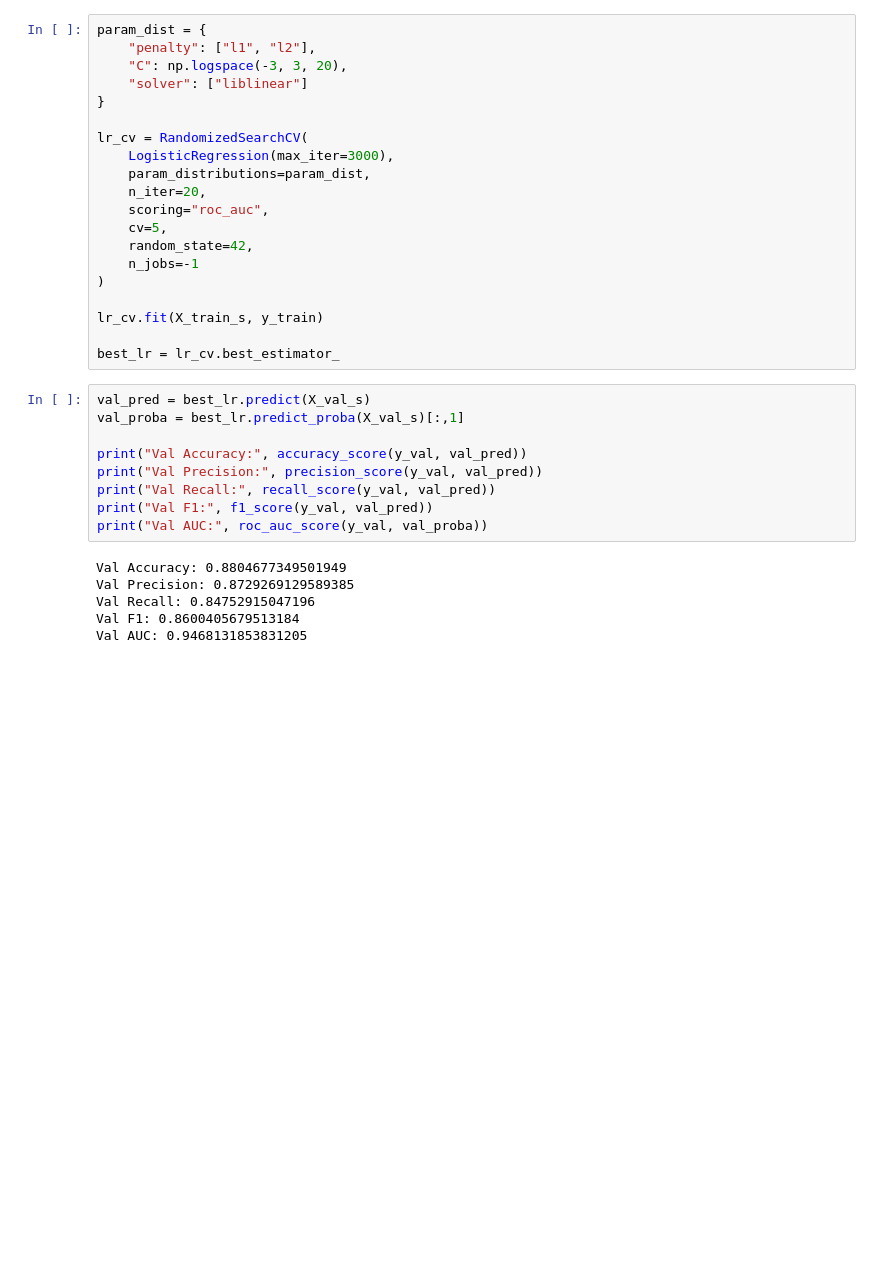
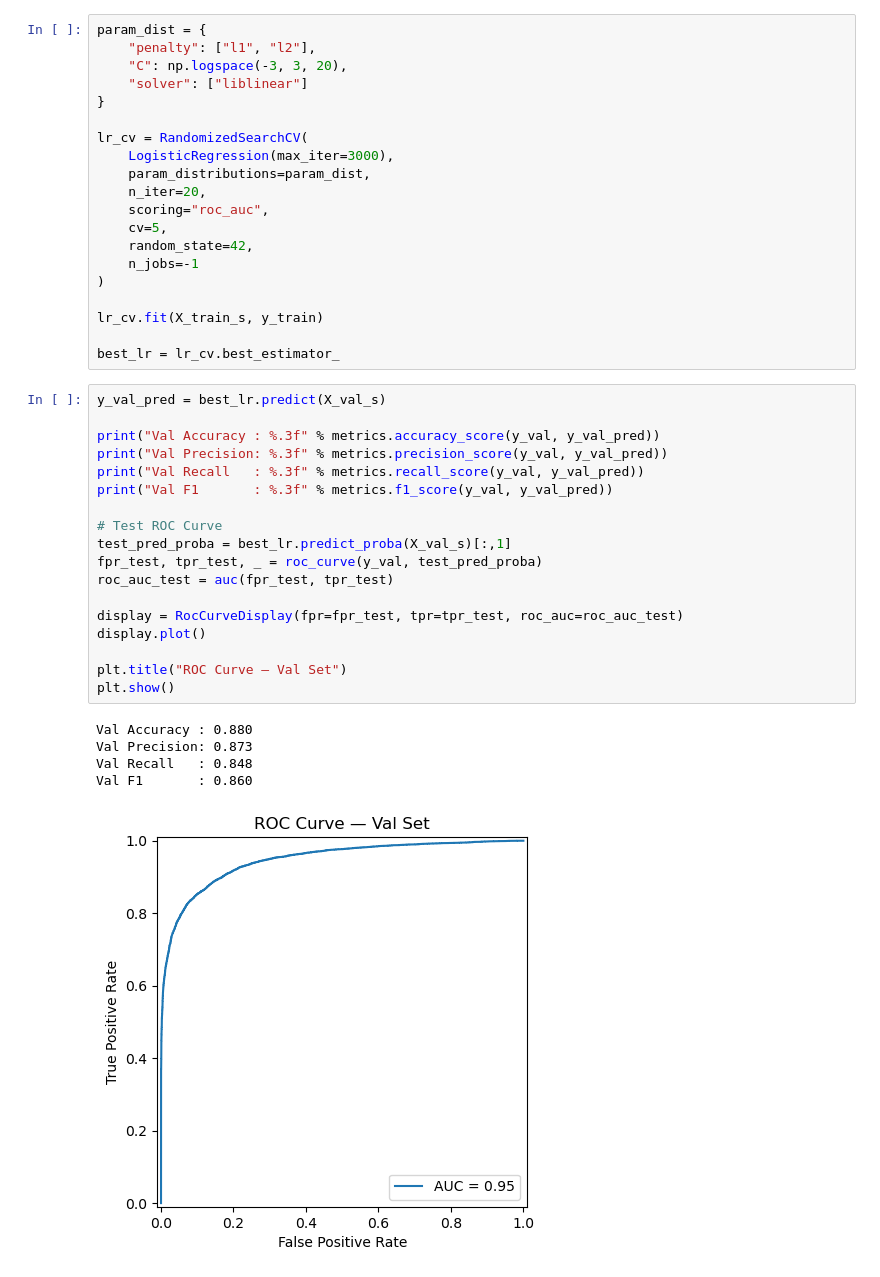
Before and after one commit to Python-Programming-DS/project-3-lili1501, a Jupyter notebook: Part_A_ML_model.ipynb, the cells around one changed output. Drawn from its saved outputs; the diff is of its cells as text; blank space fills up the shorter version.

```diff
--- a/Part_A_ML_model.ipynb
+++ b/Part_A_ML_model.ipynb
@@ -427,20 +427,29 @@ lr_cv.fit(X_train_s, y_train)
 
 best_lr = lr_cv.best_estimator_
 # %%
-val_pred = best_lr.predict(X_val_s)
-val_proba = best_lr.predict_proba(X_val_s)[:,1]
+y_val_pred = best_lr.predict(X_val_s)
 
-print("Val Accuracy:", accuracy_score(y_val, val_pred))
-print("Val Precision:", precision_score(y_val, val_pred))
-print("Val Recall:", recall_score(y_val, val_pred))
-print("Val F1:", f1_score(y_val, val_pred))
-print("Val AUC:", roc_auc_score(y_val, val_proba))
+print("Val Accuracy : %.3f" % metrics.accuracy_score(y_val, y_val_pred))
+print("Val Precision: %.3f" % metrics.precision_score(y_val, y_val_pred))
+print("Val Recall   : %.3f" % metrics.recall_score(y_val, y_val_pred))
+print("Val F1       : %.3f" % metrics.f1_score(y_val, y_val_pred))
+
+# Test ROC Curve
+test_pred_proba = best_lr.predict_proba(X_val_s)[:,1]
+fpr_test, tpr_test, _ = roc_curve(y_val, test_pred_proba)
+roc_auc_test = auc(fpr_test, tpr_test)
+
+display = RocCurveDisplay(fpr=fpr_test, tpr=tpr_test, roc_auc=roc_auc_test)
+display.plot()
+
+plt.title("ROC Curve — Val Set")
+plt.show()
 # %% [output]
-Val Accuracy: 0.8804677349501949
-Val Precision: 0.8729269129589385
-Val Recall: 0.84752915047196
-Val F1: 0.8600405679513184
-Val AUC: 0.9468131853831205
+Val Accuracy : 0.880
+Val Precision: 0.873
+Val Recall   : 0.848
+Val F1       : 0.860
+[figure, added]
 # %%
 test_pred = best_lr.predict(X_test_s)
 test_proba = best_lr.predict_proba(X_test_s)[:,1]
```
Also changed, not shown: parts of 2 cells of this notebook.
